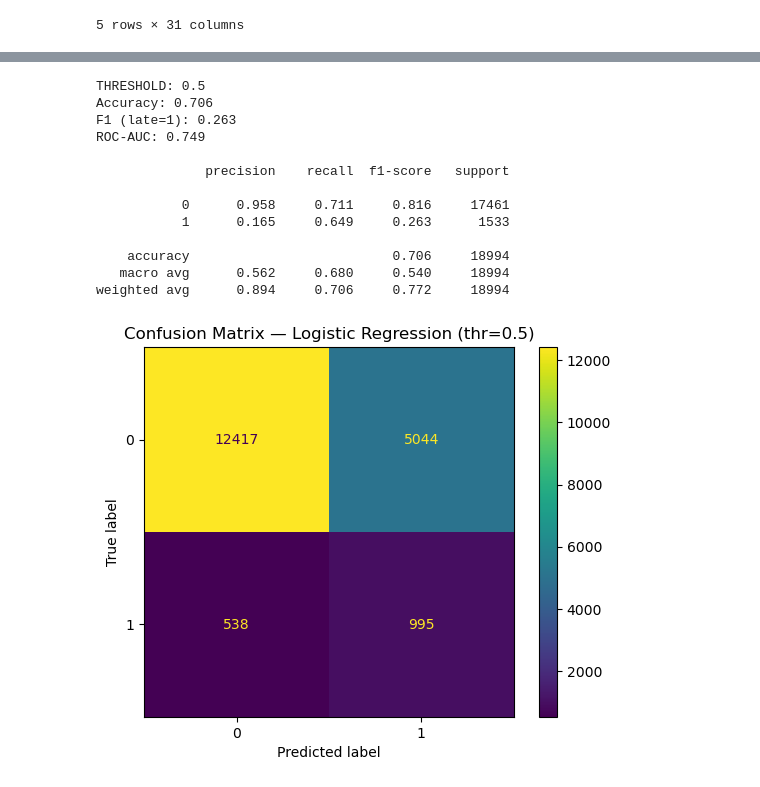
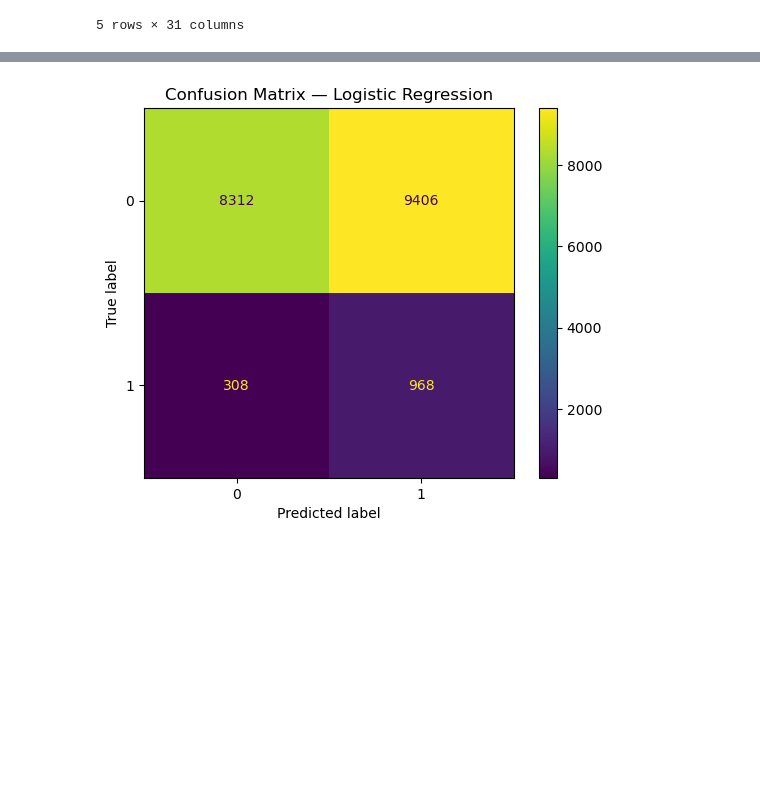
Before and after one commit to AnnaNeff/DI-final-project, a Jupyter notebook: project.ipynb, the cells around one changed output, grey strips where cells are left out. Saved outputs shown, nothing was run; the diff lists cells and outputs as text; code cells hidden in the pictures; blank space fills up the shorter version.

```diff
--- a/project.ipynb
+++ b/project.ipynb
@@ -792,20 +954,15 @@ preprocess = ColumnTransformer(
 # %%
-from sklearn.linear_model import LogisticRegression
+# --- Test metrics for Logistic Regression ---
+proba_lr = pipe_lr.predict_proba(X_test)[:, 1]   # P(late=1)
 
-# Logistic Regression model
-logreg = LogisticRegression(
-    class_weight="balanced",  # handle class imbalance
-    max_iter=500,
-    n_jobs=-1,
-    solver="lbfgs"
-)
+thr = 0.40
+pred_lr = (proba_lr >= thr).astype(int)
 
-# Full pipeline: preprocessing + model
-pipe_lr = Pipeline([
-    ("prep", preprocess),
-    ("clf", logreg)
-])
-
-# Fit model
-pipe_lr.fit(X_train, y_train)
+print("LOGISTIC REGRESSION")
+print("THRESHOLD:", thr)
+print("Accuracy:", round(accuracy_score(y_test, pred_lr), 3))
+print("F1 (late):", round(f1_score(y_test, pred_lr), 3))
+print("ROC-AUC:", round(roc_auc_score(y_test, proba_lr), 3))
+print()
+print(classification_report(y_test, pred_lr, digits=3))
 # %% [output]
@@ -829,34 +983,7 @@ Pipeline(steps=[('prep',
 # %%
-# Predict probabilities for the positive class (late = 1)
-proba = pipe_lr.predict_proba(X_test)[:, 1]
-
-# You can play with threshold
-thr = 0.5
-pred = (proba >= thr).astype(int)
-
-print("THRESHOLD:", thr)
-print("Accuracy:", round(accuracy_score(y_test, pred), 3))
-print("F1 (late=1):", round(f1_score(y_test, pred), 3))
-print("ROC-AUC:", round(roc_auc_score(y_test, proba), 3))
-print()
-print(classification_report(y_test, pred, digits=3))
+# --- Confusion Matrix for Logistic Regression ---
+ConfusionMatrixDisplay.from_predictions(y_test, pred_lr)
+plt.title("Confusion Matrix — Logistic Regression")
+plt.show()
 # %% [output]
-THRESHOLD: 0.5
-Accuracy: 0.706
-F1 (late=1): 0.263
-ROC-AUC: 0.749
-
-              precision    recall  f1-score   support
-
-           0      0.958     0.711     0.816     17461
-           1      0.165     0.649     0.263      1533
-
-    accuracy                          0.706     18994
-   macro avg      0.562     0.680     0.540     18994
-weighted avg      0.894     0.706     0.772     18994
+[figure, added]
-# %%
-ConfusionMatrixDisplay.from_predictions(y_test, pred)
-plt.title(f"Confusion Matrix — Logistic Regression (thr={thr})")
-plt.show()
-# %% [output]
-[figure, removed]
```
Also changed, not shown: parts of 24 cells of this notebook.
